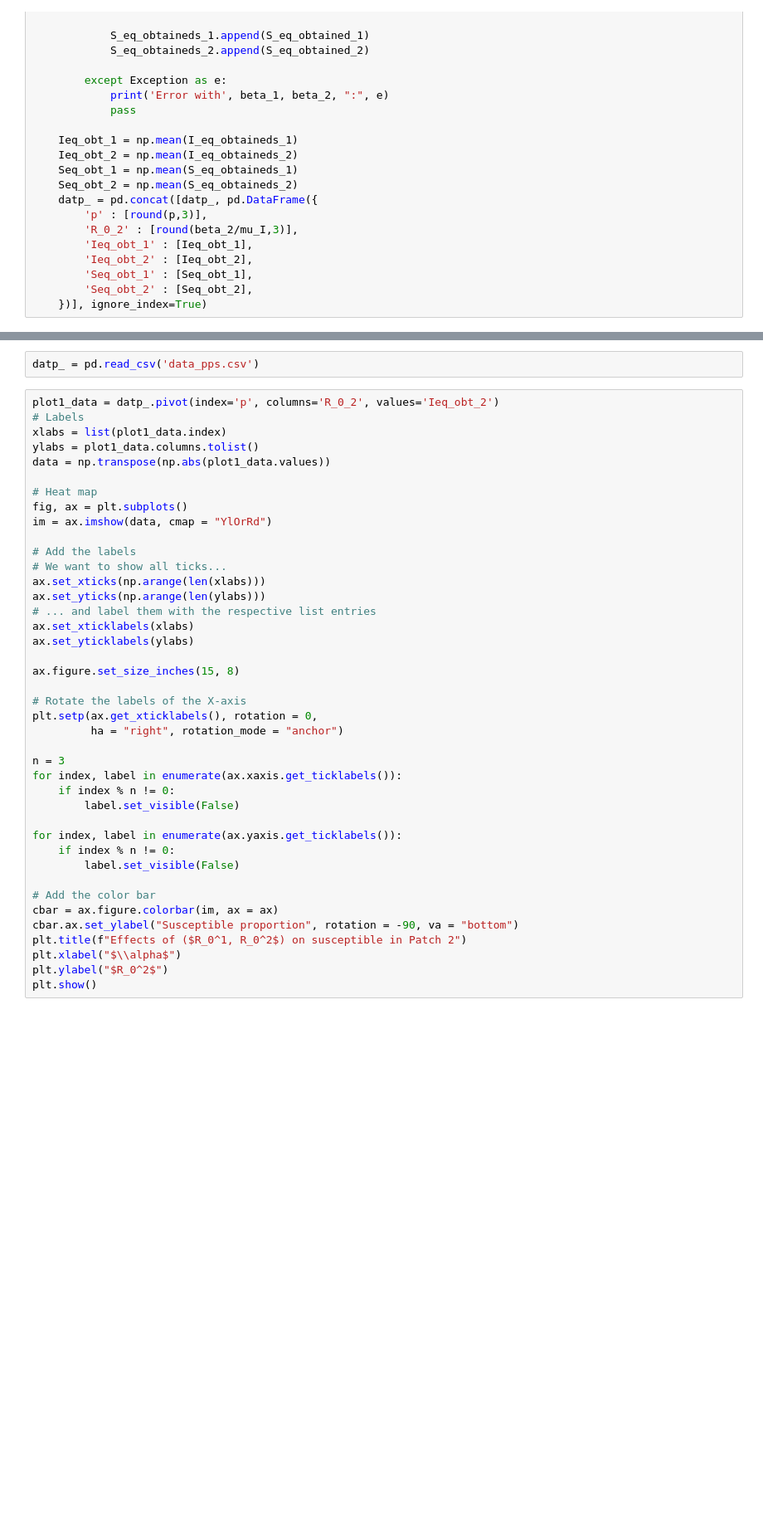
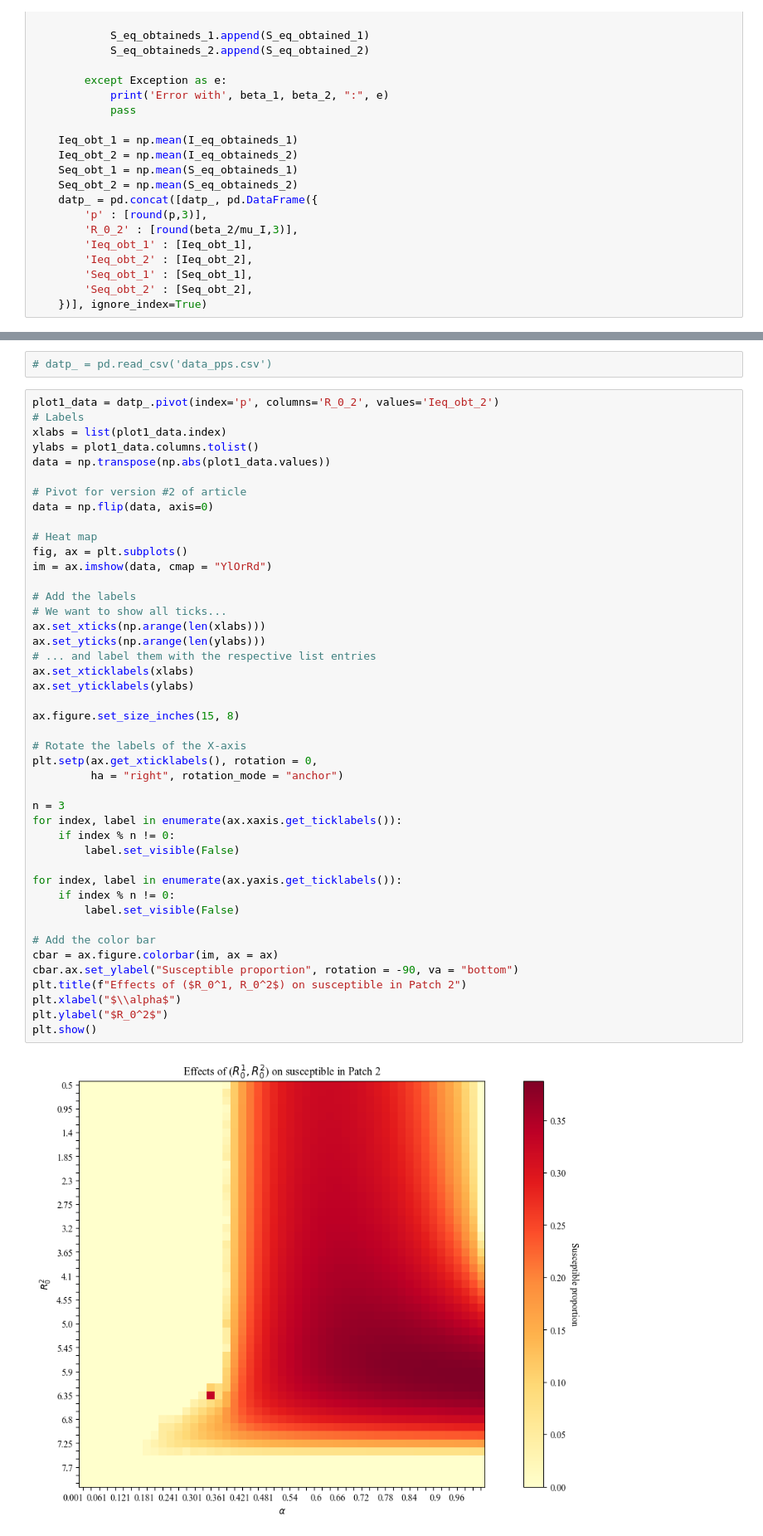
Before and after one commit to JimmyCalvoMonge/pycnopodia, a Jupyter notebook: R0_experiments.ipynb, the cells around one changed output, grey strips where cells are left out. Shown at 83% size. Saved outputs shown, nothing was run; the diff lists cells and outputs as text; blank space fills up the shorter version.

```diff
--- a/R0_experiments.ipynb
+++ b/R0_experiments.ipynb
@@ -775,11 +606,14 @@ for comb in tqdm(combs):
 # %%
-datp_ = pd.read_csv('data_pps.csv')
+# datp_ = pd.read_csv('data_pps.csv')
 # %%
 plot1_data = datp_.pivot(index='p', columns='R_0_2', values='Ieq_obt_2')
 # Labels
 xlabs = list(plot1_data.index)
 ylabs = plot1_data.columns.tolist()
 data = np.transpose(np.abs(plot1_data.values))
+
+# Pivot for version #2 of article
+data = np.flip(data, axis=0)
 
 # Heat map
 fig, ax = plt.subplots()
@@ -788,30 +622,32 @@ im = ax.imshow(data, cmap = "YlOrRd")
 # Add the labels
 # We want to show all ticks...
 ax.set_xticks(np.arange(len(xlabs)))
 ax.set_yticks(np.arange(len(ylabs)))
 # ... and label them with the respective list entries
 ax.set_xticklabels(xlabs)
 ax.set_yticklabels(ylabs)
 
 ax.figure.set_size_inches(15, 8)
 
 # Rotate the labels of the X-axis
 plt.setp(ax.get_xticklabels(), rotation = 0,
          ha = "right", rotation_mode = "anchor")
 
 n = 3
 for index, label in enumerate(ax.xaxis.get_ticklabels()):
     if index % n != 0:
         label.set_visible(False)
 
 for index, label in enumerate(ax.yaxis.get_ticklabels()):
     if index % n != 0:
         label.set_visible(False)
 
 # Add the color bar
 cbar = ax.figure.colorbar(im, ax = ax)
 cbar.ax.set_ylabel("Susceptible proportion", rotation = -90, va = "bottom")
 plt.title(f"Effects of ($R_0^1, R_0^2$) on susceptible in Patch 2")
 plt.xlabel("$\\alpha$")
 plt.ylabel("$R_0^2$")
 plt.show()
+# %% [output]
+[figure, added]
```
Also changed, not shown: parts of 31 cells of this notebook, 12 other files.
